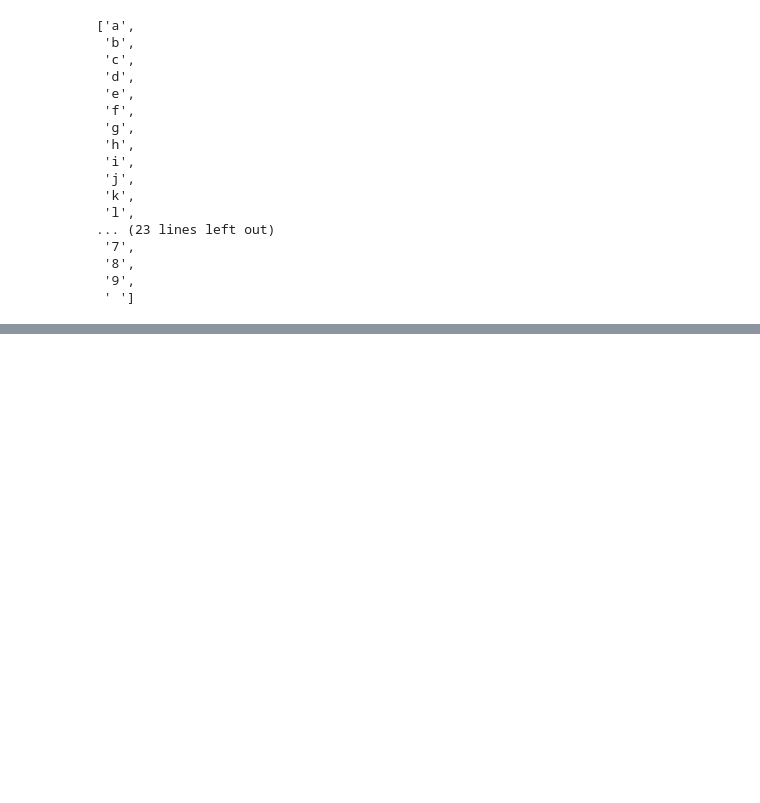
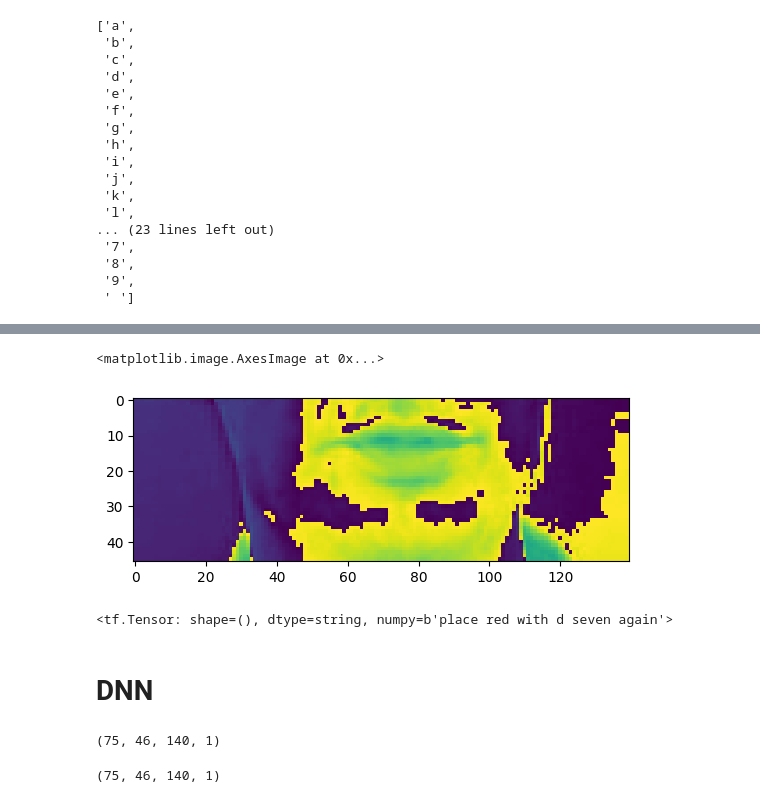
Before and after one commit to ankitmishra2232/Lip_Reading_Using_ML, a Jupyter notebook: Lip_reading.ipynb, the cells around one changed output, grey strips where cells are left out. Cells and saved outputs as stored; diff of their text form; code cells hidden in the pictures; blank space fills up the shorter version.

Commit message:
training

```diff
--- a/Lip_reading.ipynb
+++ b/Lip_reading.ipynb
@@ -113,0 +139,4 @@ vocab
+# %%
+def mappable_function(path:str) ->List[str]:
+    result = tf.py_function(load_data, [path], (tf.float32, tf.int64))
+    return result
@@ -113,0 +147,9 @@ vocab
+# %%
+data = tf.data.Dataset.list_files('./data/s1/*.mpg')
+data = data.shuffle(500, reshuffle_each_iteration=False)
+data = data.map(mappable_function)
+data = data.padded_batch(2, padded_shapes=([75,None,None,None],[40]))
+data = data.prefetch(tf.data.AUTOTUNE)
+# Added for split
+train = data.take(450)
+test = data.skip(450)
@@ -113,0 +166,4 @@ vocab
+# %%
+test = data.as_numpy_iterator()
+# %%
+val = test.next(); val[0]
@@ -113,0 +208,12 @@ vocab
+# %%
+# 0:videos, 0: 1st video out of the batch,  0: return the first frame in the video
+plt.imshow(val[0][0][35])
+# %% [output]
+<matplotlib.image.AxesImage at 0x...>
+[figure, added]
+# %%
+tf.strings.reduce_join([num_to_char(word) for word in val[1][0]])
+# %% [output]
+<tf.Tensor: shape=(), dtype=string, numpy=b'place red with d seven again'>
+# %% [markdown]
+# DNN
@@ -113,0 +225,8 @@ vocab
+# %%
+data.as_numpy_iterator().next()[0][0].shape
+# %% [output]
+(75, 46, 140, 1)
+# %%
+data.as_numpy_iterator().next()[0][0].shape
+# %% [output]
+(75, 46, 140, 1)
```
Also changed, not shown: parts of 37 cells of this notebook.
